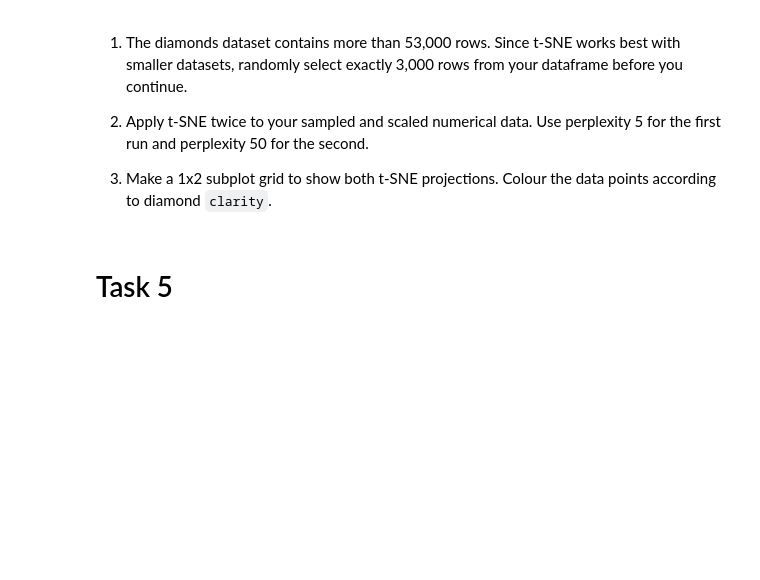
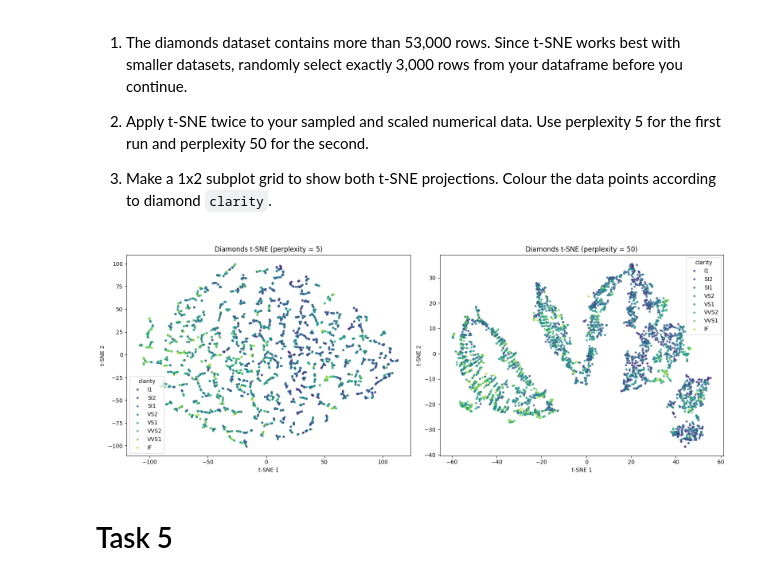
Before and after one commit to KeironTJ/Apprenticeship, a Jupyter notebook: Notebooks/Module 3.12/03.12 - Tasks.ipynb, the cells around one changed output. Saved outputs shown, nothing was run; the diff lists cells and outputs as text; code cells hidden in the pictures; blank space fills up the shorter version.

```diff
--- a/Notebooks/Module 3.12/03.12 - Tasks.ipynb
+++ b/Notebooks/Module 3.12/03.12 - Tasks.ipynb
@@ -49,6 +186,32 @@ Your dataset includes continuous physical features like `carat`, `depth`, `x`, `
 2. Apply t-SNE twice to your sampled and scaled numerical data. Use perplexity 5 for the first run and perplexity 50 for the second.
 
 3. Make a 1x2 subplot grid to show both t-SNE projections. Colour the data points according to diamond `clarity`.
+# %%
+from sklearn.manifold import TSNE
+
+diamonds_sample = diamonds.sample(n=3000, random_state=42).reset_index(drop=True)
+X_sample_scaled = scaler.transform(diamonds_sample[numeric_features])
+clarity_order = list(reversed(diamonds['clarity'].cat.categories))
+clarity_palette = sns.color_palette('viridis', n_colors=len(clarity_order))
+
+fig, axes = plt.subplots(1, 2, figsize=(16, 6))
+for ax, perplexity in zip(axes, [5, 50]):
+    tsne = TSNE(n_components=2, perplexity=perplexity, random_state=42)
+    X_sample_tsne = tsne.fit_transform(X_sample_scaled)
+
+    sns.scatterplot(
+        x=X_sample_tsne[:, 0], y=X_sample_tsne[:, 1],
+        hue=diamonds_sample['clarity'], hue_order=clarity_order,
+        palette=clarity_palette, s=16, alpha=0.8, linewidth=0, ax=ax
+    )
+    ax.set_title(f'Diamonds t-SNE (perplexity = {perplexity})')
+    ax.set_xlabel('t-SNE 1')
+    ax.set_ylabel('t-SNE 2')
+
+plt.tight_layout()
+plt.show()
+# %% [output]
+[figure, added]
 # %% [markdown]
 # Task 5
 # %% [markdown]
```
Also changed, not shown: parts of 7 cells of this notebook.
